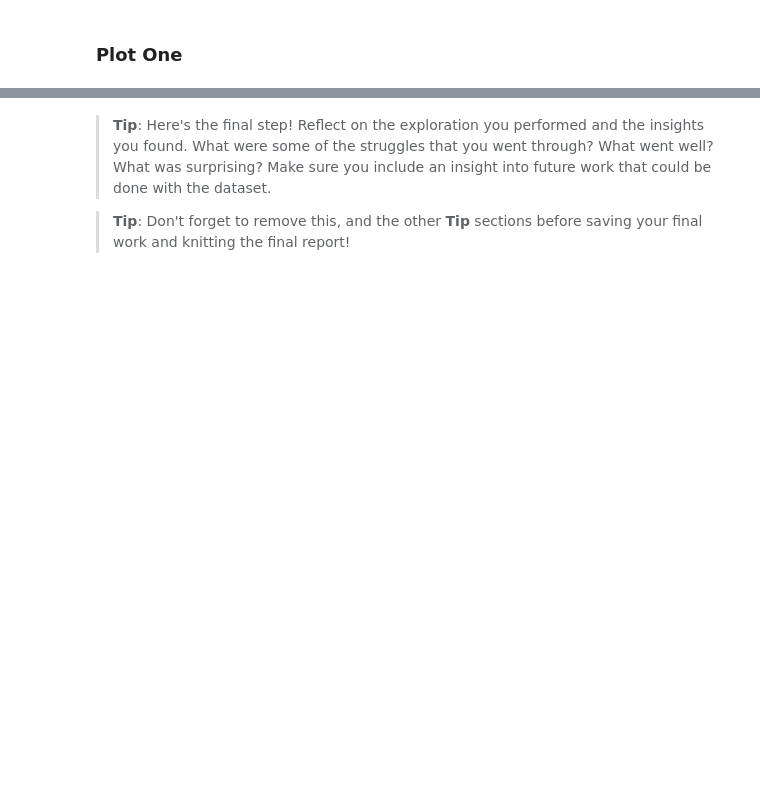
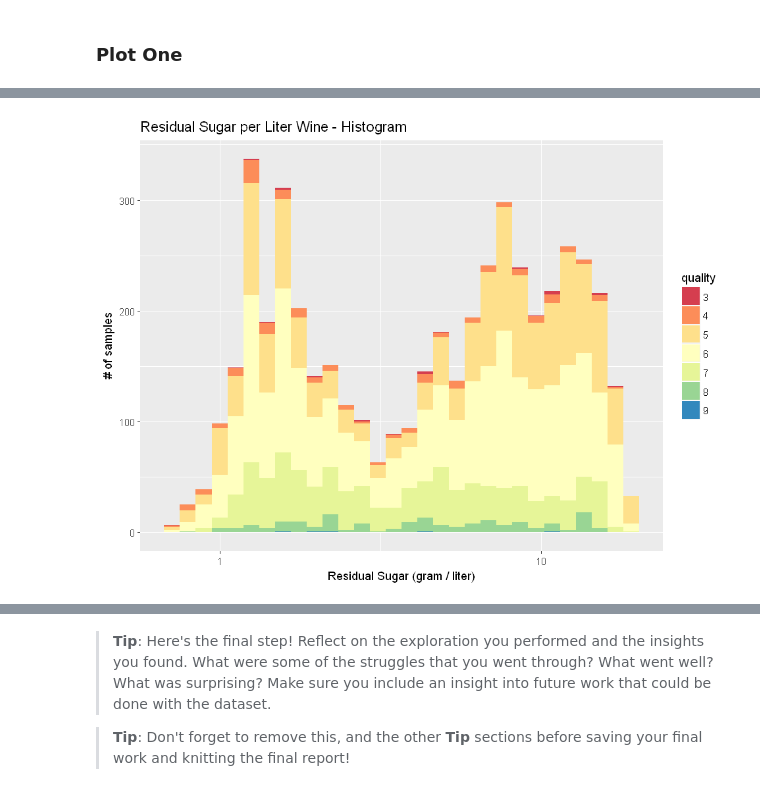
Before and after one commit to ftkurt/data-analyst-project-portfolio, a Jupyter notebook: udacity-data-analyst-nanodegree/project-5/Project-5-White-Wine-Quality.ipynb, the cells around one changed output, grey strips where cells are left out. Saved outputs shown, nothing was run; the diff lists cells and outputs as text; code cells hidden in the pictures; blank space fills up the shorter version.

```diff
--- a/udacity-data-analyst-nanodegree/project-5/Project-5-White-Wine-Quality.ipynb
+++ b/udacity-data-analyst-nanodegree/project-5/Project-5-White-Wine-Quality.ipynb
@@ -855,0 +871,9 @@ make sure you justify why you chose each plot by describing what it shows.
+# %%
+ggplot(aes(x=residual.sugar,fill=factor(quality)), data=subset(ww,
+        residual.sugar<quantile(ww$residual.sugar,0.99) &
+            residual.sugar>quantile(ww$residual.sugar,0.0))) +
+    geom_histogram(bins=30) + scale_fill_brewer(palette="Spectral") +
+    scale_x_log10() +
+    labs(x = "Residual Sugar (gram / liter)", y="# of samples", title="Residual Sugar per Liter Wine - Histogram", fill="quality")
+# %% [output]
+[figure, added]
```
Also changed, not shown: parts of 11 cells of this notebook.
